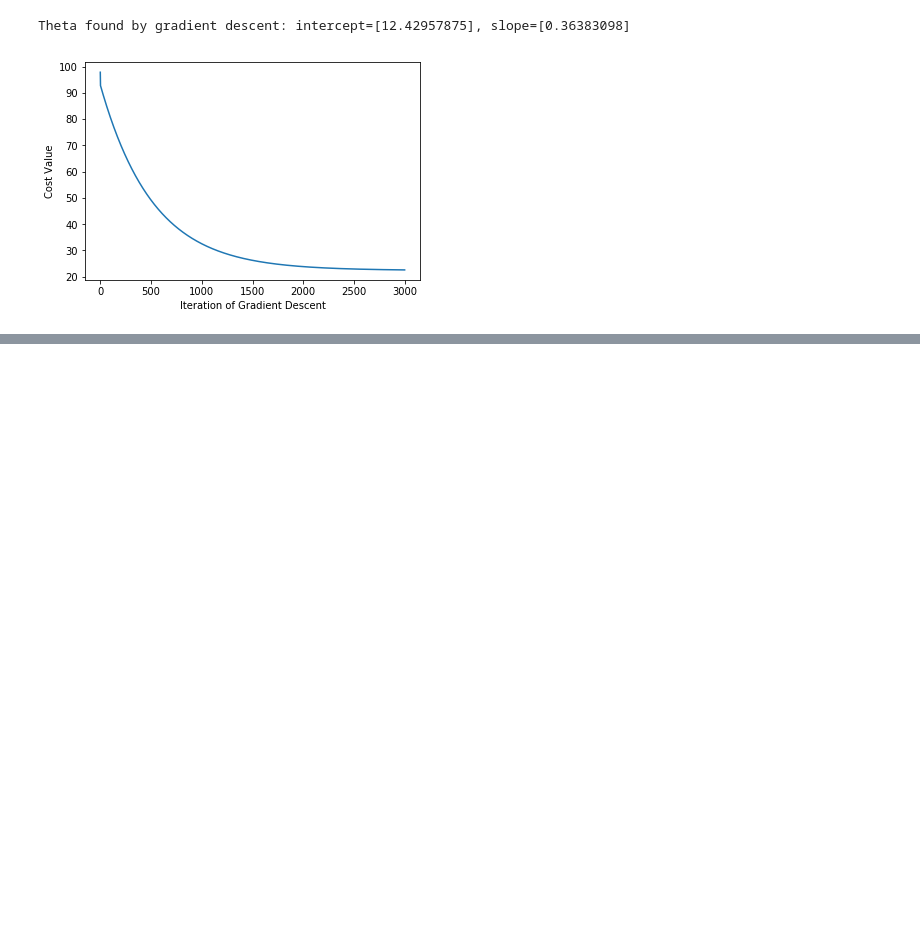
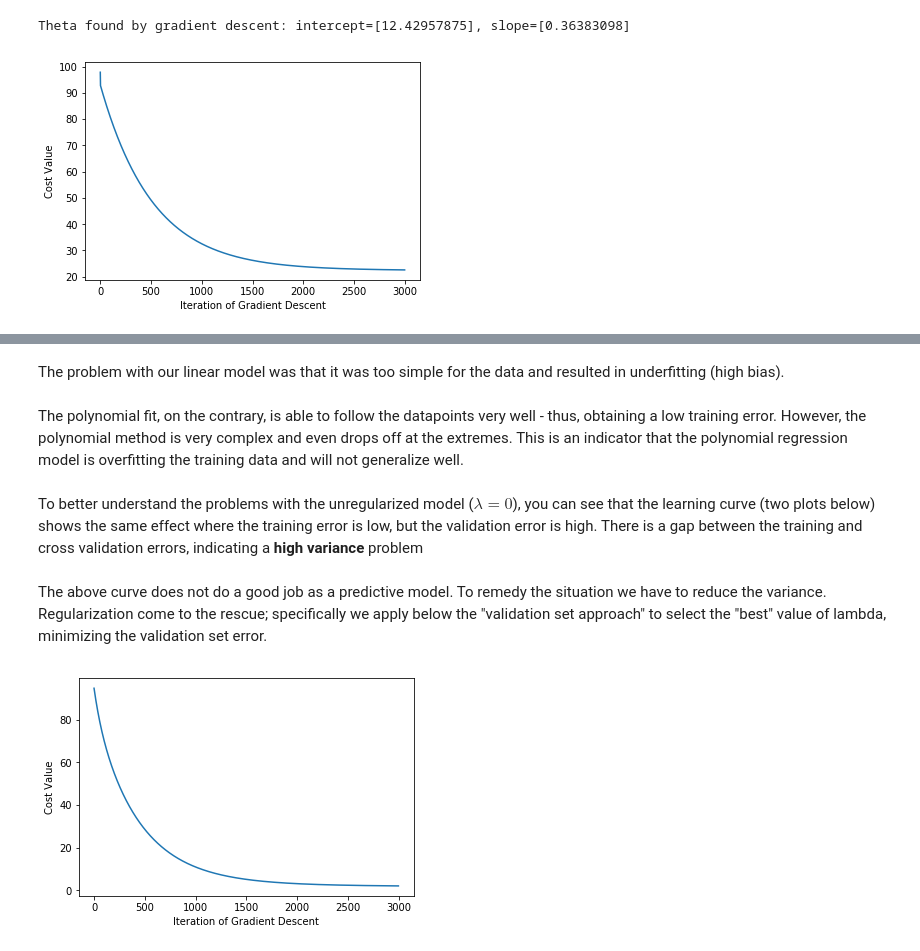
Before and after one commit to Pptr95/machine-learning-AndrewNg, a Jupyter notebook: assignment5/ex5/Bias-Variance-TradeOff.ipynb, the cells around one changed output, grey strips where cells are left out. Saved outputs shown, nothing was run; the diff lists cells and outputs as text; code cells hidden in the pictures; blank space fills up the shorter version.

```diff
--- a/assignment5/ex5/Bias-Variance-TradeOff.ipynb
+++ b/assignment5/ex5/Bias-Variance-TradeOff.ipynb
@@ -128,0 +240,17 @@ ValueError: tnc: invalid return value from minimized function.
+# %% [markdown]
+The problem with our linear model was that it was too simple for the data and resulted in underfitting (high bias).
+# %% [markdown]
+The polynomial fit, on the contrary, is able to follow the datapoints very well - thus, obtaining a low training error. However, the polynomial method is very complex and even drops off at the extremes. This is an indicator that the polynomial regression model is overfitting the training data and will not generalize well.
+# %% [markdown]
+To better understand the problems with the unregularized model ($\lambda = 0$), you can see that the learning curve (two plots below) shows the same effect where the training error is low, but the validation error is high. There is a gap between the training and cross validation errors, indicating a **high variance** problem
+# %% [markdown]
+The above curve does not do a good job as a predictive model. To remedy the situation we have to reduce the variance. Regularization come to the rescue; specifically we apply below the "validation set approach" to select the "best" value of lambda, minimizing the validation set error.
+# %%
+fig = plt.figure()
+ax = fig.add_subplot(1, 1, 1)
+ax.plot(range(num_iters), J_history_poly)
+plt.ylabel('Cost Value')
+plt.xlabel('Iteration of Gradient Descent')
+plt.show()
+# %% [output]
+[figure, added]
```
Also changed, not shown: parts of 36 cells of this notebook.
